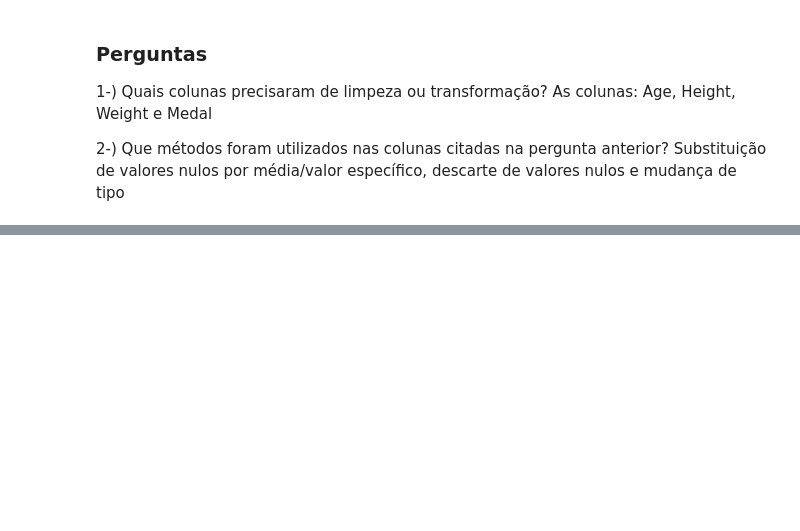
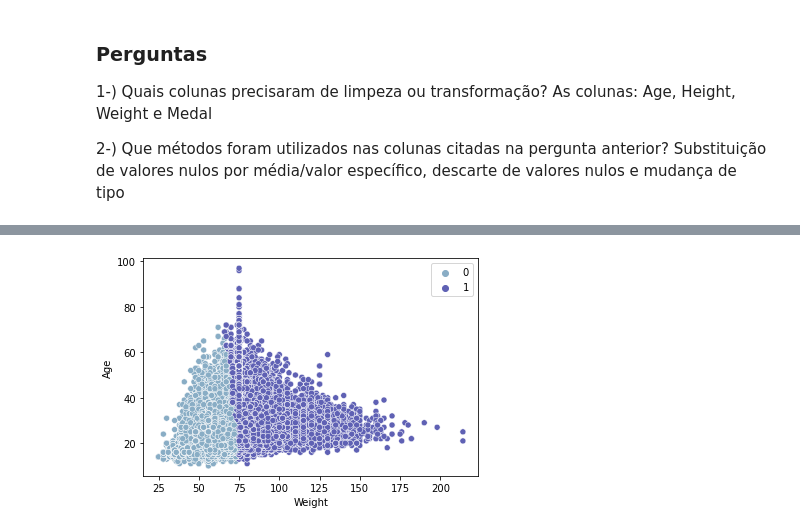
Before and after one commit to caiochacon/projeto_final_ICD, a Jupyter notebook: main.ipynb, the cells around one changed output, grey strips where cells are left out. Cells and saved outputs as stored; diff of their text form; code cells hidden in the pictures; blank space fills up the shorter version.

```diff
--- a/main.ipynb
+++ b/main.ipynb
@@ -36,0 +37,8 @@ df.head()
+# %%
+PATH = "./data/athlete_events.csv"
+
+# The dataset can be found in:
+# https://github.com/caiochacon/projeto_final_ICD/blob/main/datasets/new_olympic/archive.zip?raw=true
+
+df = pd.read_csv(PATH)
+df.head()
@@ -334,0 +337,5 @@ memory usage: 33.1+ MB
+# %%
+# Transform Sex column in numerical data
+df['NSex'] = df['Sex'].replace({'M': 1, 'F': 2})
+# Male = 1
+# Female = 2
@@ -334,0 +351,14 @@ memory usage: 33.1+ MB
+# %%
+# function to plot grouped data
+
+def grouped(data, col1, col2, num):
+    # co1 and col2 are names of columns
+    # num is the number of clusters
+
+    kmeans = KMeans(n_clusters=num)
+    kmeans.fit(data[[col1, col2]])
+    sns.scatterplot(data=data[[col1, col2]], x=col1, y=col2, hue=kmeans.labels_)
+# %%
+grouped(df, 'Weight', 'Age', 2)
+# %% [output]
+[figure, added]
```
Also changed, not shown: parts of 22 cells of this notebook.
